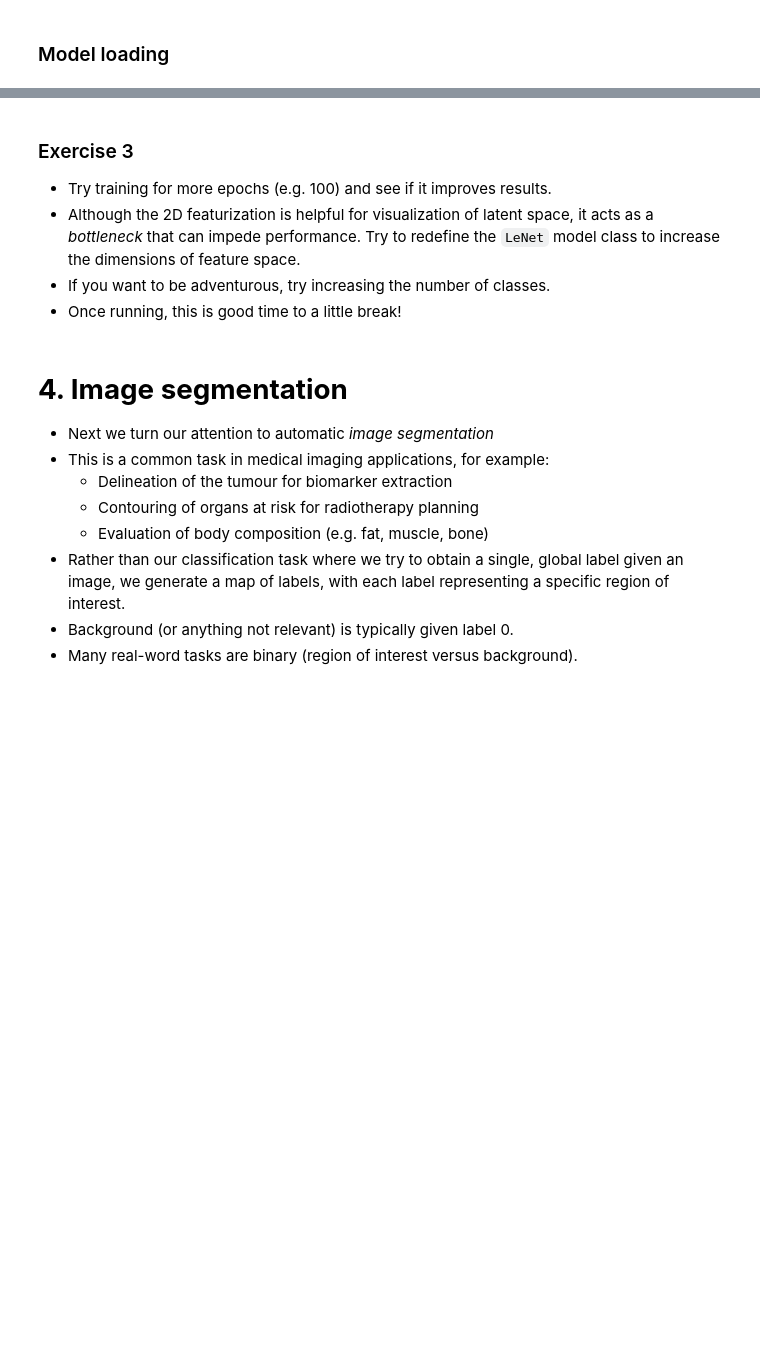
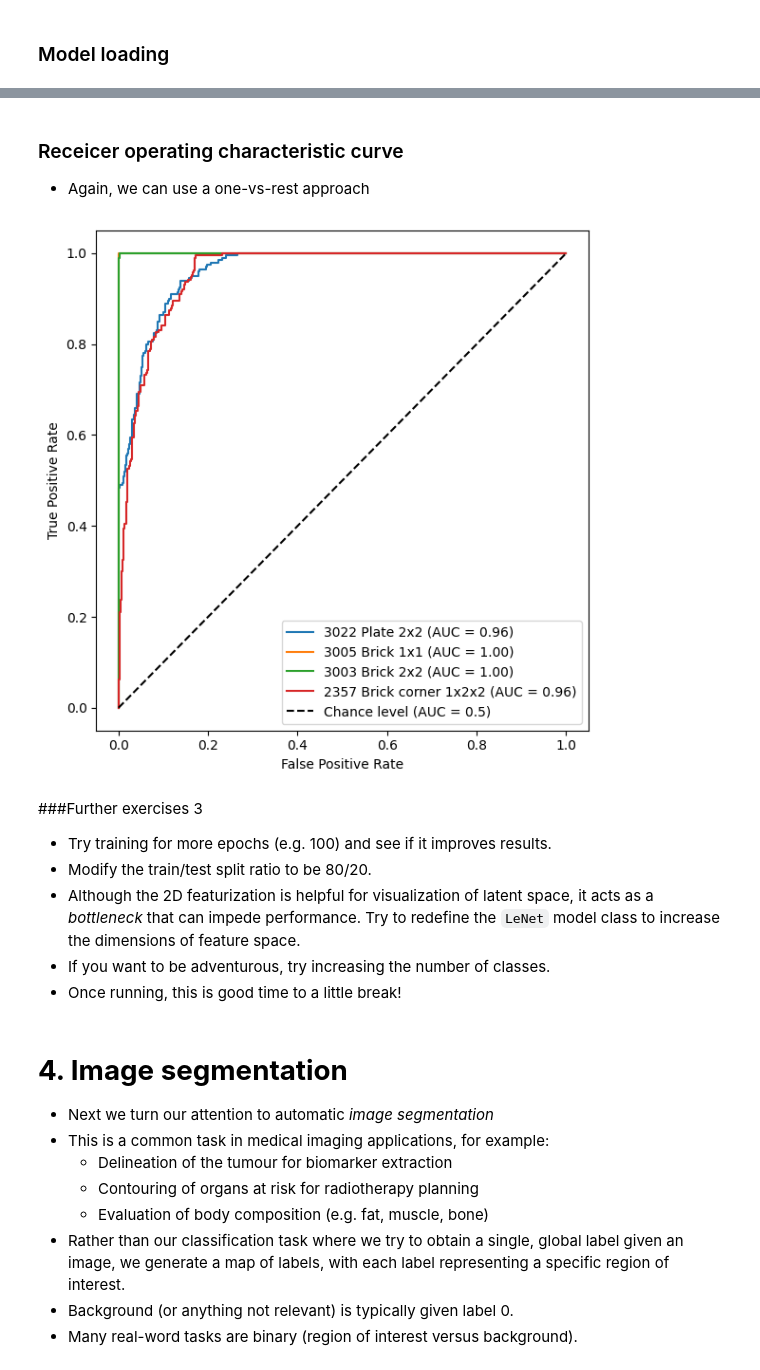
Before and after one commit to mdblackledge/theoryofimaging2, a Jupyter notebook: workshop/practical_exercises.ipynb, the cells around one changed output, grey strips where cells are left out. Saved outputs shown, nothing was run; the diff lists cells and outputs as text; code cells hidden in the pictures; blank space fills up the shorter version.

```diff
--- a/workshop/practical_exercises.ipynb
+++ b/workshop/practical_exercises.ipynb
@@ -1188,6 +1241,26 @@ Confusion Matrix
+# %% [markdown]
+### Receicer operating characteristic curve
+ - Again, we can use a one-vs-rest approach
+# %%
+from sklearn.metrics import roc_curve, auc
+
+f, ax = plt.subplots(1, 1, figsize = (6, 6))
+for label in np.sort(np.unique(test_labels)):
+    fpr, tpr, _ = roc_curve(test_labels == label, test_prob[:, label], pos_label=1)
+    auc_est = auc(fpr, tpr)
+    ax.plot(fpr, tpr, "-", label = f"{labels_dict[label]} (AUC = {auc_est:.2f})")
+ax.plot([0, 1], [0, 1], "k--", label="Chance level (AUC = 0.5)")
+plt.legend(loc=4)
+plt.xlabel("False Positive Rate")
+plt.ylabel("True Positive Rate")
+plt.tight_layout()
+plt.show()
+# %% [output]
+[figure, added]
 # %% [markdown]
-### Exercise 3
+###Further exercises 3
  - Try training for more epochs (e.g. 100) and see if it improves results.
+ - Modify the train/test split ratio to be 80/20.
  - Although the 2D featurization is helpful for visualization of latent space, it acts as a _bottleneck_ that can impede performance. Try to redefine the `LeNet` model class to increase the dimensions of feature space.
  - If you want to be adventurous, try increasing the number of classes.
  - Once running, this is good time to a little break!
```
Also changed, not shown: parts of 16 cells of this notebook.
